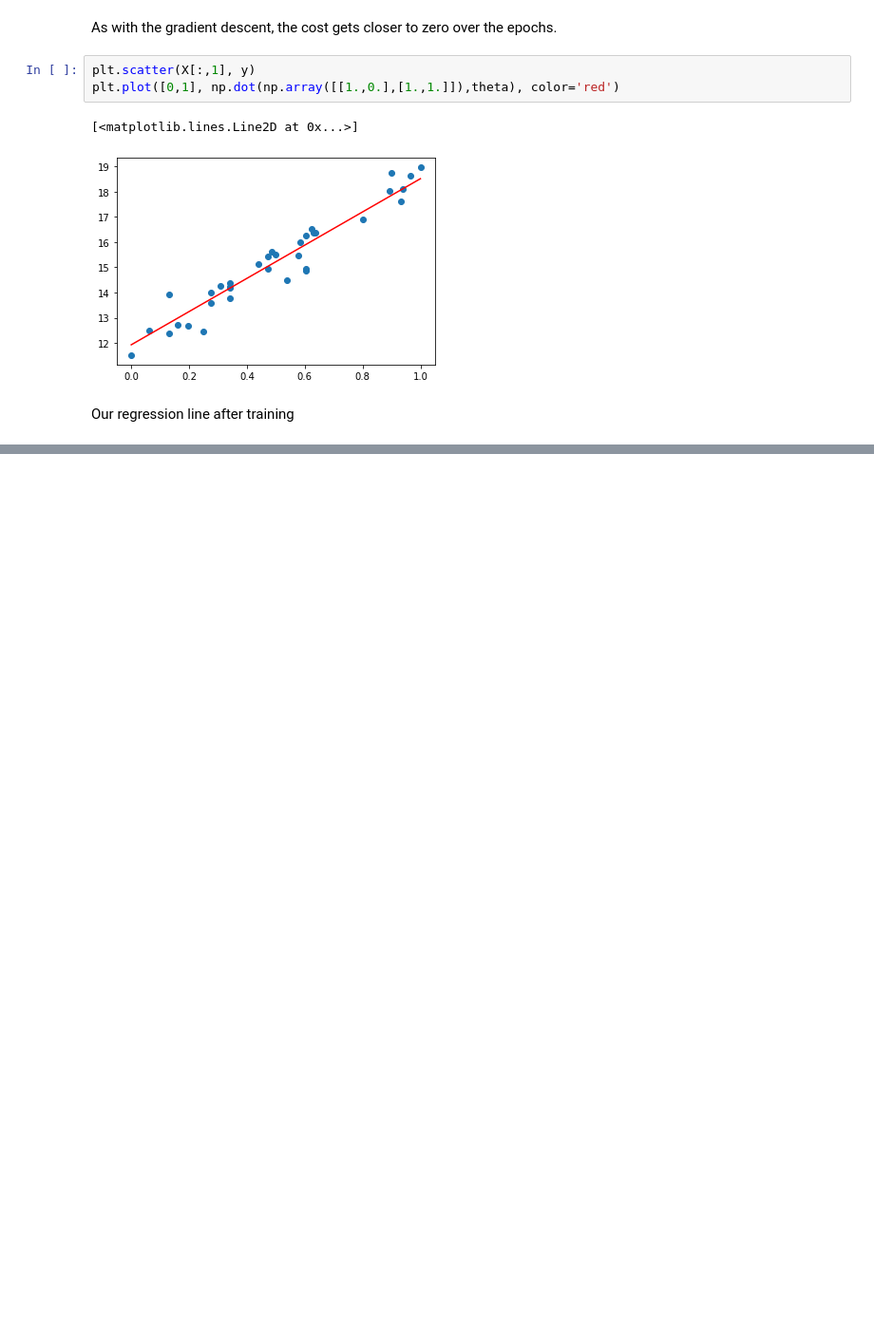
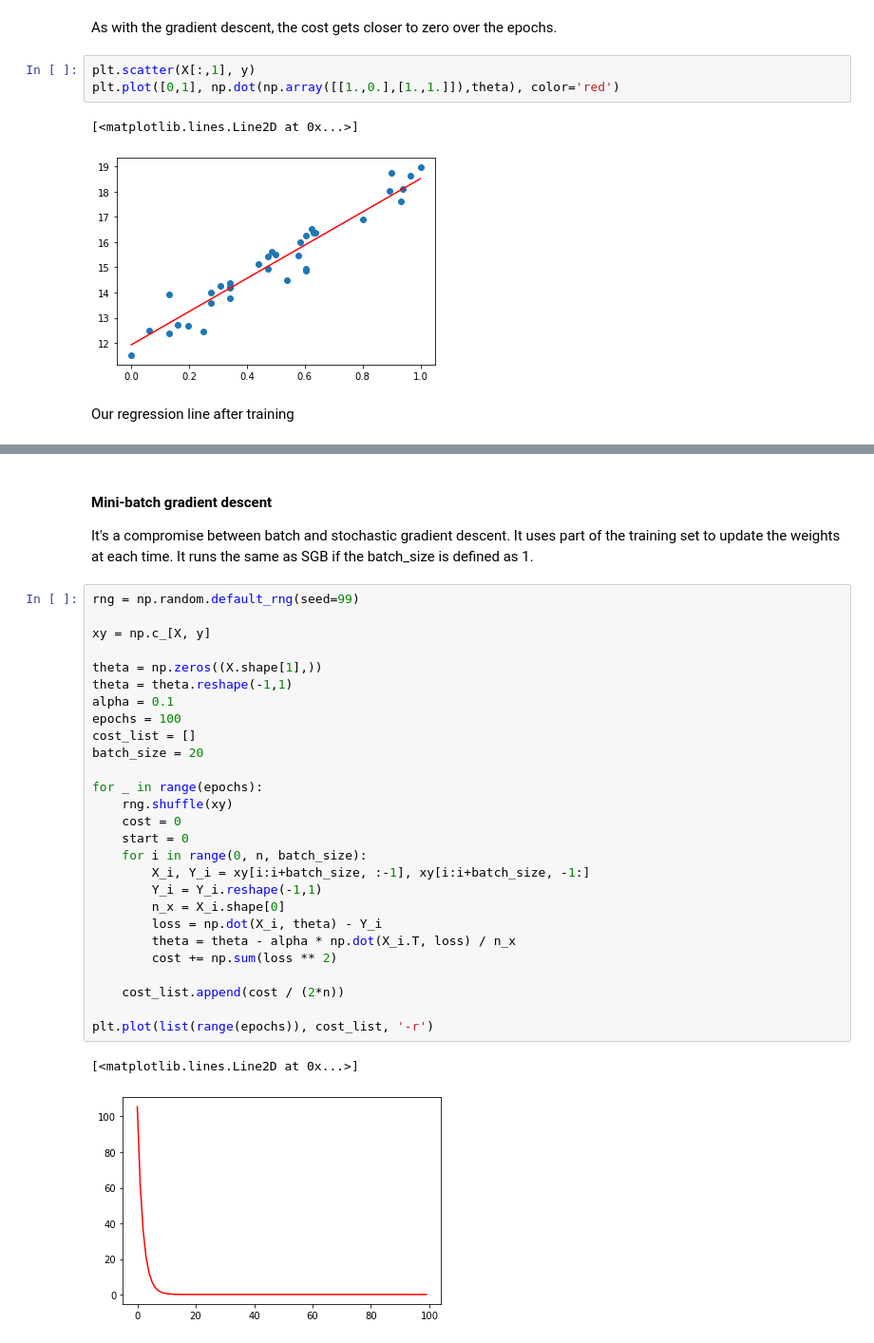
Before and after one commit to MonicaRSilva/reviewingthebasics, a Jupyter notebook: gradient.ipynb, the cells around one changed output, grey strips where cells are left out. Shown: that part at 95% size. Cells and saved outputs as stored; diff of their text form; blank space fills up the shorter version.

```diff
--- a/gradient.ipynb
+++ b/gradient.ipynb
@@ -144,0 +171,34 @@ Used in neural networks, or when the dataset is too big to calculate
+# %% [markdown]
+#### Mini-batch gradient descent
+
+It's a compromise between batch and stochastic gradient descent. It uses part of the training set to  update the weights at each time. It runs the same as SGB if the batch_size is defined as 1.
+# %%
+rng = np.random.default_rng(seed=99)
+
+xy = np.c_[X, y]
+
+theta = np.zeros((X.shape[1],))
+theta = theta.reshape(-1,1)
+alpha = 0.1
+epochs = 100
+cost_list = []
+batch_size = 20
+
+for _ in range(epochs):
+    rng.shuffle(xy)
+    cost = 0
+    start = 0
+    for i in range(0, n, batch_size):
+        X_i, Y_i = xy[i:i+batch_size, :-1], xy[i:i+batch_size, -1:]
+        Y_i = Y_i.reshape(-1,1)
+        n_x = X_i.shape[0]
+        loss = np.dot(X_i, theta) - Y_i
+        theta = theta - alpha * np.dot(X_i.T, loss) / n_x
+        cost += np.sum(loss ** 2)
+
+    cost_list.append(cost / (2*n))
+
+plt.plot(list(range(epochs)), cost_list, '-r')
+# %% [output]
+[<matplotlib.lines.Line2D at 0x...>]
+[figure, added]
```
Also changed, not shown: parts of 5 cells of this notebook.
